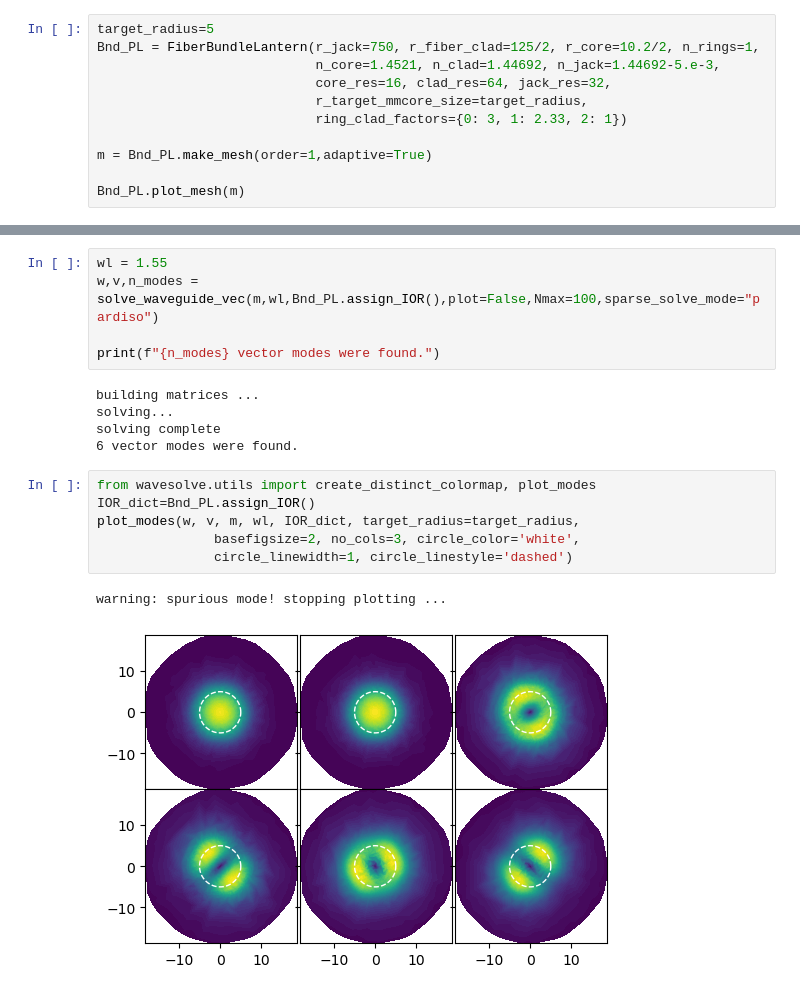
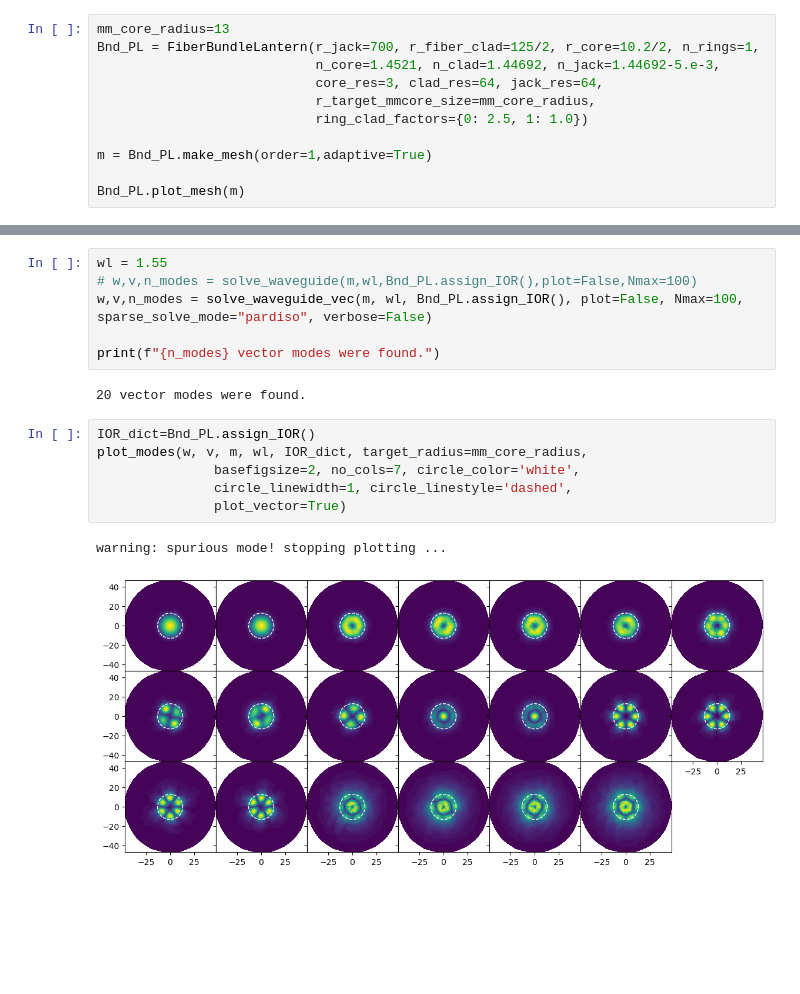
Before and after one commit to SAIL-Labs/wavesolve, a Jupyter notebook: lantern-demo.ipynb, the cells around one changed output, grey strips where cells are left out. Cells and saved outputs as stored; diff of their text form; blank space fills up the shorter version.

```diff
--- a/lantern-demo.ipynb
+++ b/lantern-demo.ipynb
@@ -15,10 +18,10 @@ import numpy as np
 # %%
-target_radius=5
-Bnd_PL = FiberBundleLantern(r_jack=750, r_fiber_clad=125/2, r_core=10.2/2, n_rings=1,
+mm_core_radius=13
+Bnd_PL = FiberBundleLantern(r_jack=700, r_fiber_clad=125/2, r_core=10.2/2, n_rings=1,
                             n_core=1.4521, n_clad=1.44692, n_jack=1.44692-5.e-3,
-                            core_res=16, clad_res=64, jack_res=32,
-                            r_target_mmcore_size=target_radius,
-                            ring_clad_factors={0: 3, 1: 2.33, 2: 1})
+                            core_res=3, clad_res=64, jack_res=64,
+                            r_target_mmcore_size=mm_core_radius,
+                            ring_clad_factors={0: 2.5, 1: 1.0})
 
 m = Bnd_PL.make_mesh(order=1,adaptive=True)
 
@@ -28,20 +31,18 @@ Bnd_PL.plot_mesh(m)
 # %%
 wl = 1.55
-w,v,n_modes = solve_waveguide_vec(m,wl,Bnd_PL.assign_IOR(),plot=False,Nmax=100,sparse_solve_mode="pardiso")
+# w,v,n_modes = solve_waveguide(m,wl,Bnd_PL.assign_IOR(),plot=False,Nmax=100)
+w,v,n_modes = solve_waveguide_vec(m, wl, Bnd_PL.assign_IOR(), plot=False, Nmax=100, sparse_solve_mode="pardiso", verbose=False)
 
 print(f"{n_modes} vector modes were found.")
 # %% [output]
-building matrices ...
-solving...
-solving complete
-6 vector modes were found.
+20 vector modes were found.
 # %%
-from wavesolve.utils import create_distinct_colormap, plot_modes
 IOR_dict=Bnd_PL.assign_IOR()
-plot_modes(w, v, m, wl, IOR_dict, target_radius=target_radius,
-               basefigsize=2, no_cols=3, circle_color='white',
-               circle_linewidth=1, circle_linestyle='dashed')
+plot_modes(w, v, m, wl, IOR_dict, target_radius=mm_core_radius,
+               basefigsize=2, no_cols=7, circle_color='white',
+               circle_linewidth=1, circle_linestyle='dashed',
+               plot_vector=True)
 # %% [output]
 warning: spurious mode! stopping plotting ...
-[figure, old version]
+[figure, new version]
 # %%
```
Also changed, not shown: parts of 6 cells of this notebook, 1 other file.
